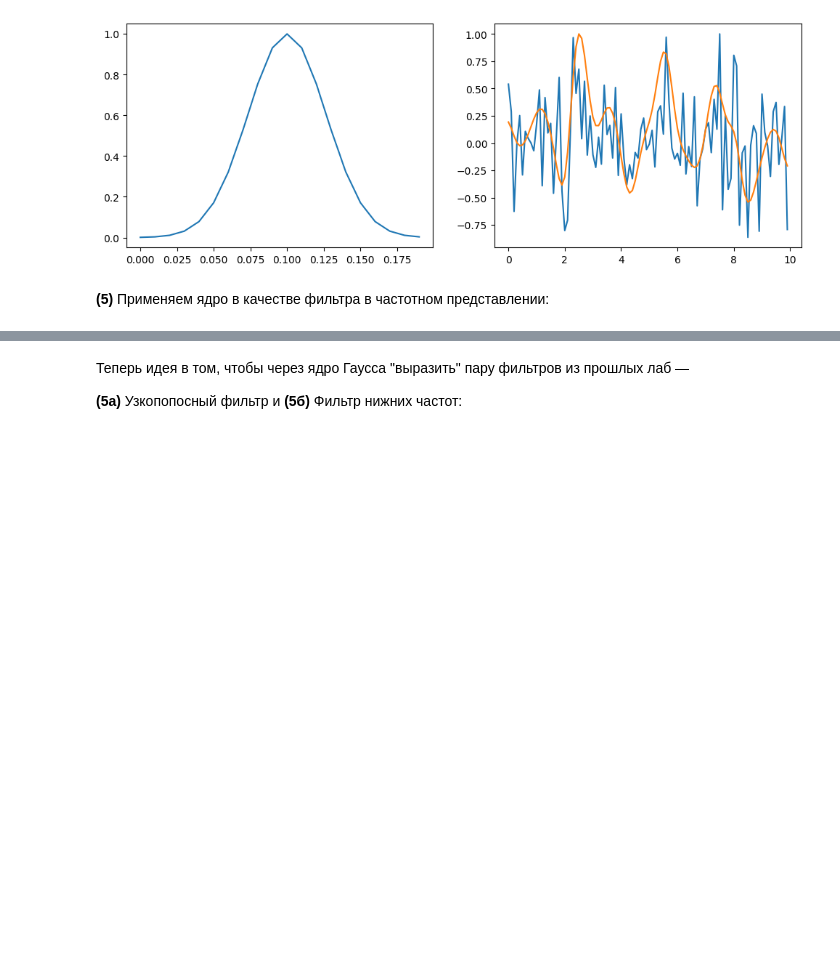
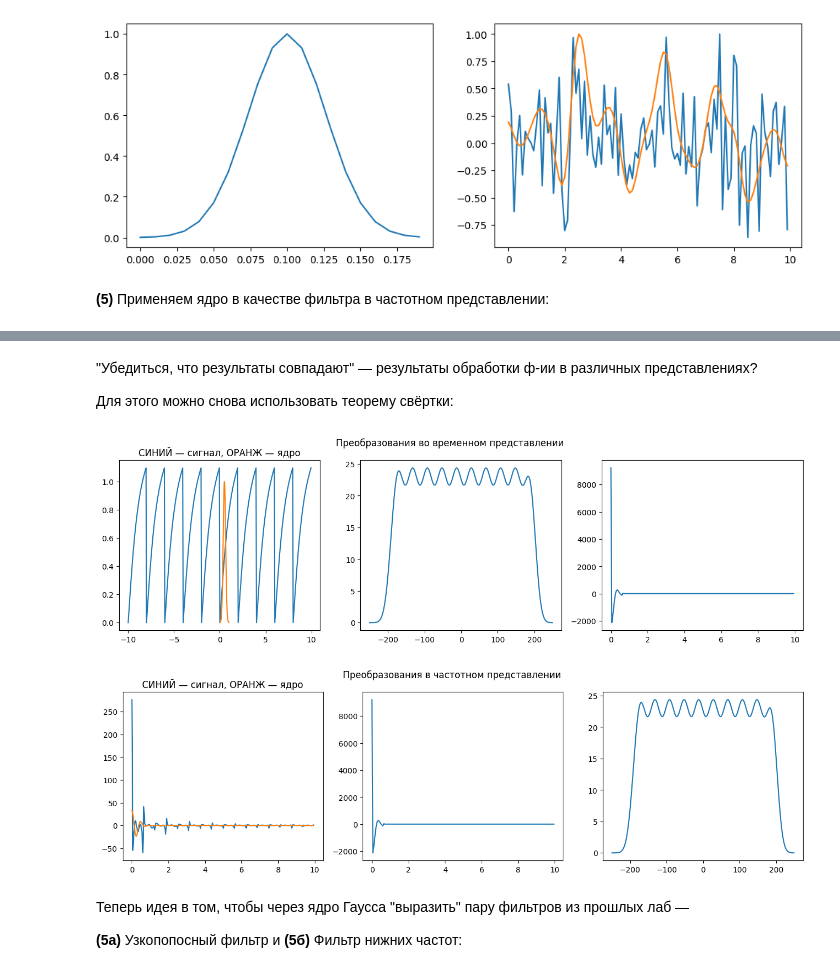
Before and after one commit to bakafox/digsigproc, a Jupyter notebook: Lab4/convolutions.ipynb, the cells around one changed output, grey strips where cells are left out. Cells and saved outputs as stored; diff of their text form; code cells hidden in the pictures; blank space fills up the shorter version.

```diff
--- a/Lab4/convolutions.ipynb
+++ b/Lab4/convolutions.ipynb
@@ -354,3 +353,58 @@ compare_before_after(signal_values, signal_fft, signal_filtered_gauss, signal_fi
+# %% [markdown]
+"Убедиться, что результаты совпадают" — результаты обработки ф-ии в различных представлениях?
+
+Для этого можно снова использовать теорему свёртки:
+# %%
+conv_values = convolute(signal_values, gauss_values, False)
+
+time_conv = np.arange(-(len(conv_values) // 2), len(conv_values) // 2)
+
+conv_fft = np.fft.fft(conv_values, n=len(conv_values))
+
+
+signal_fft = np.fft.fft(signal_values, n=len(conv_values))
+kernel_fft = np.fft.fft(gauss_values, n=len(conv_values))
+
+multiply = np.multiply(signal_fft, kernel_fft)
+
+multiply_ifft = np.fft.ifft(multiply)
+
+
+plt.figure(figsize=(16, 4))
+plt.suptitle('Преобразования во временном представлении')
+
+plt.subplot(1, 3, 1)
+plt.plot(time, signal_values)
+plt.plot(gauss_time, gauss_values)
+plt.title('СИНИЙ — сигнал, ОРАНЖ — ядро')
+
+plt.subplot(1, 3, 2)
+plt.plot(time_conv, conv_values)
+
+plt.subplot(1, 3, 3)
+plt.plot(signal_frequencies[0:len(signal_frequencies)//2], conv_fft[0:len(signal_frequencies)//2])
+
+plt.show()
+
+
+plt.figure(figsize=(16, 4))
+plt.suptitle('Преобразования в частотном представлении')
+
+plt.subplot(1, 3, 1)
+plt.plot(signal_frequencies[0:len(signal_frequencies)//2], signal_fft[0:len(signal_frequencies)//2])
+plt.plot(signal_frequencies[0:len(signal_frequencies)//2], kernel_fft[0:len(signal_frequencies)//2])
+plt.title('СИНИЙ — сигнал, ОРАНЖ — ядро')
+
+plt.subplot(1, 3, 2)
+plt.plot(signal_frequencies[0:len(signal_frequencies)//2], multiply[0:len(signal_frequencies)//2])
+
+plt.subplot(1, 3, 3)
+plt.plot(time_conv, multiply_ifft)
+
+plt.show()
+# %% [output]
+[figure, added]
+[figure, added]
 # %% [markdown]
 Теперь идея в том, чтобы через ядро Гаусса "выразить" пару фильтров из прошлых лаб —
 
```
Also changed, not shown: parts of 10 cells of this notebook.
